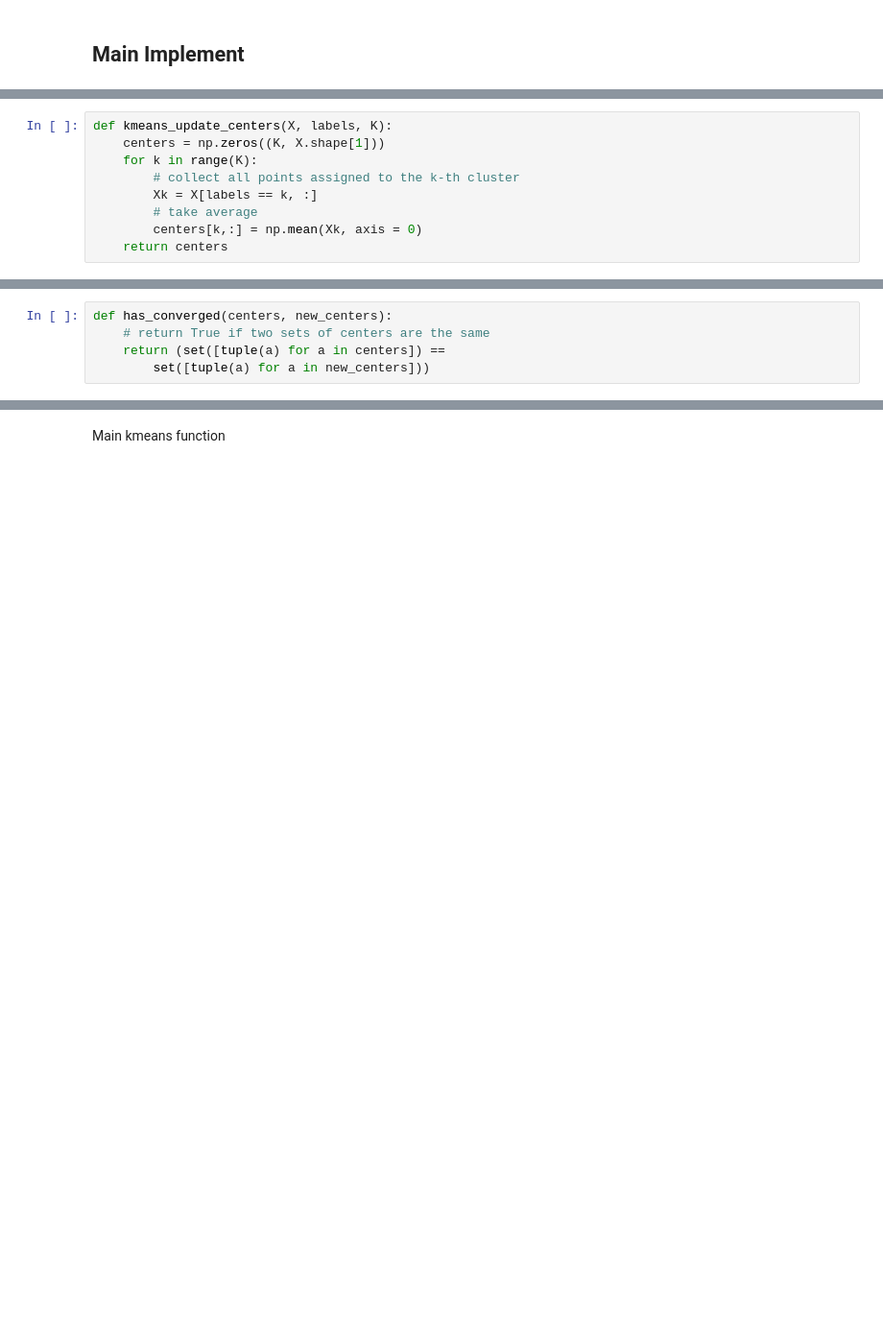
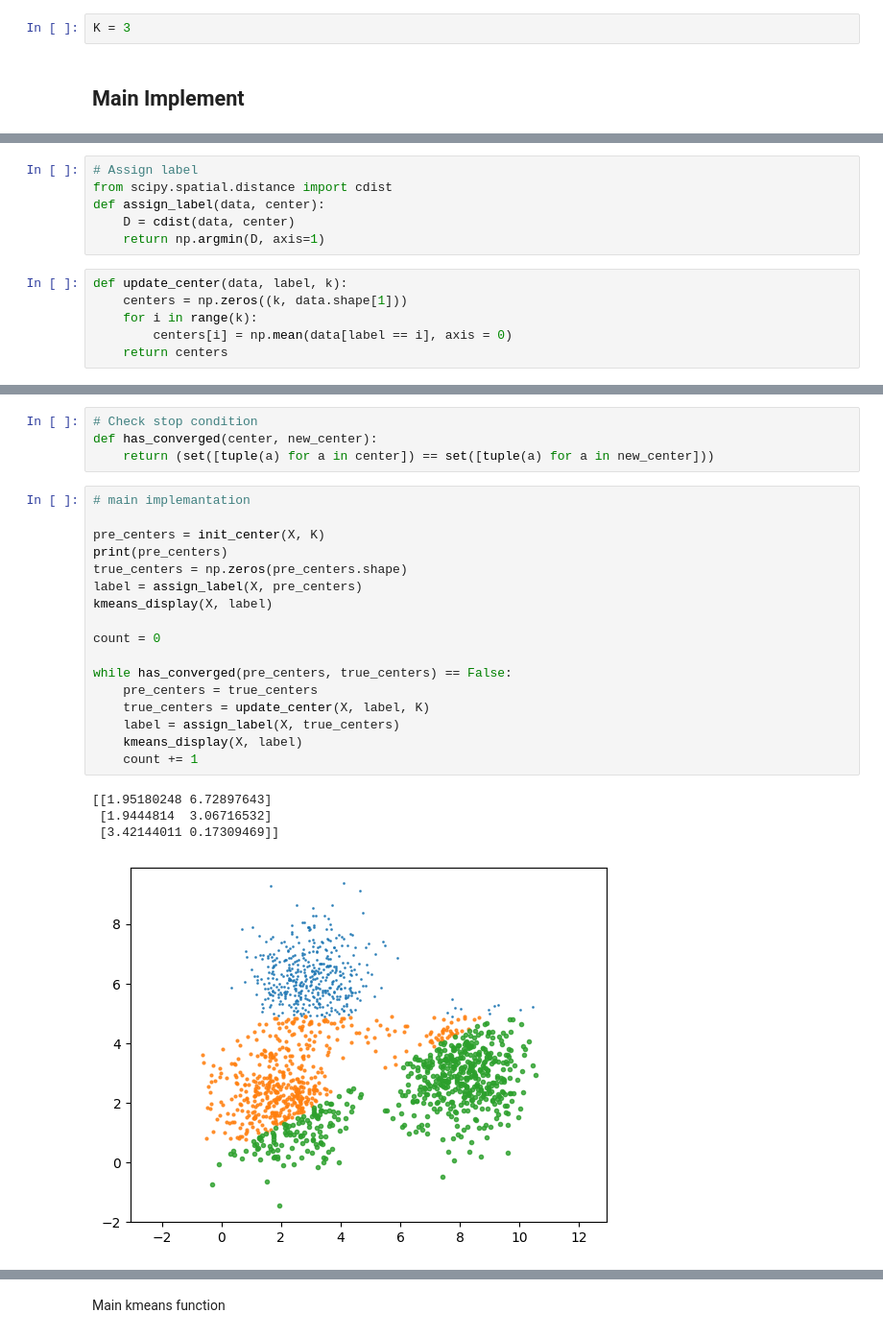
Before and after one commit to nhan2892005/MachineLearning, a Jupyter notebook: KMeanClustering.ipynb, the cells around one changed output, grey strips where cells are left out. Shown: that part at 96% size. Saved outputs shown, nothing was run; the diff lists cells and outputs as text; blank space fills up the shorter version.

```diff
--- a/KMeanClustering.ipynb
+++ b/KMeanClustering.ipynb
@@ -56,2 +64,4 @@ kmeans_display(X, original_label)
+# %%
+K = 3
 # %% [markdown]
 ## Main Implement
@@ -79,9 +73,12 @@ def kmeans_assign_labels(X, centers):
+# %%
+# Assign label
+from scipy.spatial.distance import cdist
+def assign_label(data, center):
+    D = cdist(data, center)
+    return np.argmin(D, axis=1)
 # %%
-def kmeans_update_centers(X, labels, K):
-    centers = np.zeros((K, X.shape[1]))
-    for k in range(K):
-        # collect all points assigned to the k-th cluster
-        Xk = X[labels == k, :]
-        # take average
-        centers[k,:] = np.mean(Xk, axis = 0)
+def update_center(data, label, k):
+    centers = np.zeros((k, data.shape[1]))
+    for i in range(k):
+        centers[i] = np.mean(data[label == i], axis = 0)
     return centers
@@ -90,5 +85,26 @@ Check stop conditional
 # %%
-def has_converged(centers, new_centers):
-    # return True if two sets of centers are the same
-    return (set([tuple(a) for a in centers]) ==
-        set([tuple(a) for a in new_centers]))
+# Check stop condition
+def has_converged(center, new_center):
+    return (set([tuple(a) for a in center]) == set([tuple(a) for a in new_center]))
+# %%
+# main implemantation
+
+pre_centers = init_center(X, K)
+print(pre_centers)
+true_centers = np.zeros(pre_centers.shape)
+label = assign_label(X, pre_centers)
+kmeans_display(X, label)
+
+count = 0
+
+while has_converged(pre_centers, true_centers) == False:
+    pre_centers = true_centers
+    true_centers = update_center(X, label, K)
+    label = assign_label(X, true_centers)
+    kmeans_display(X, label)
+    count += 1
+# %% [output]
+[[1.95180248 6.72897643]
+ [1.9444814  3.06716532]
+ [3.42144011 0.17309469]]
+[figure, added]
```
Also changed, not shown: parts of 15 cells of this notebook, 35 other files.
